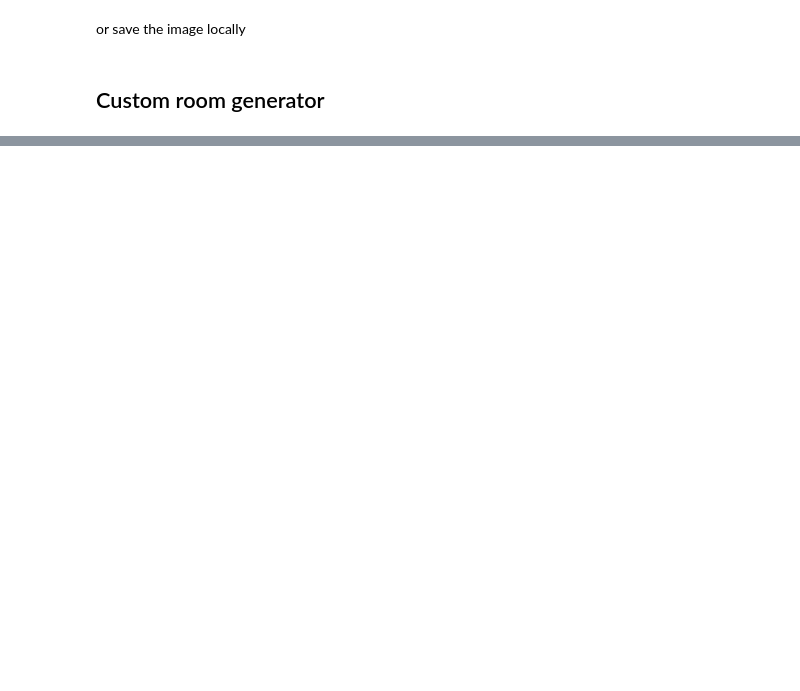
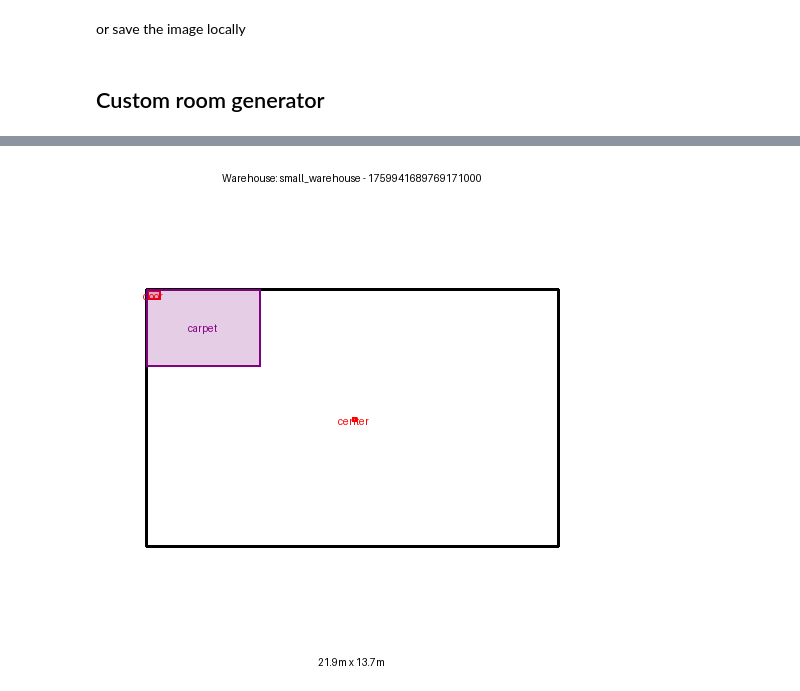
Before and after one commit to idiap/sdialog, a Jupyter notebook: tutorials/8.Rooms.ipynb, the cells around one changed output, grey strips where cells are left out. Cells and saved outputs as stored; diff of their text form; code cells hidden in the pictures; blank space fills up the shorter version.

```diff
--- a/tutorials/8.Rooms.ipynb
+++ b/tutorials/8.Rooms.ipynb
@@ -176,0 +240,16 @@ print(room.get_volume())
+# %%
+room.add_furnitures({
+    "carpet": Furniture(
+        name="carpet",
+        x=0.0,
+        y=0.0,
+        height=1.5,
+        width=6.1,
+        depth=4.1,
+        color=RGBAColor.PURPLE
+    )
+})
+# %%
+display(room.to_image())
+# %% [output]
+[figure, added]
```
Also changed, not shown: parts of 12 cells of this notebook, 7 other files.
